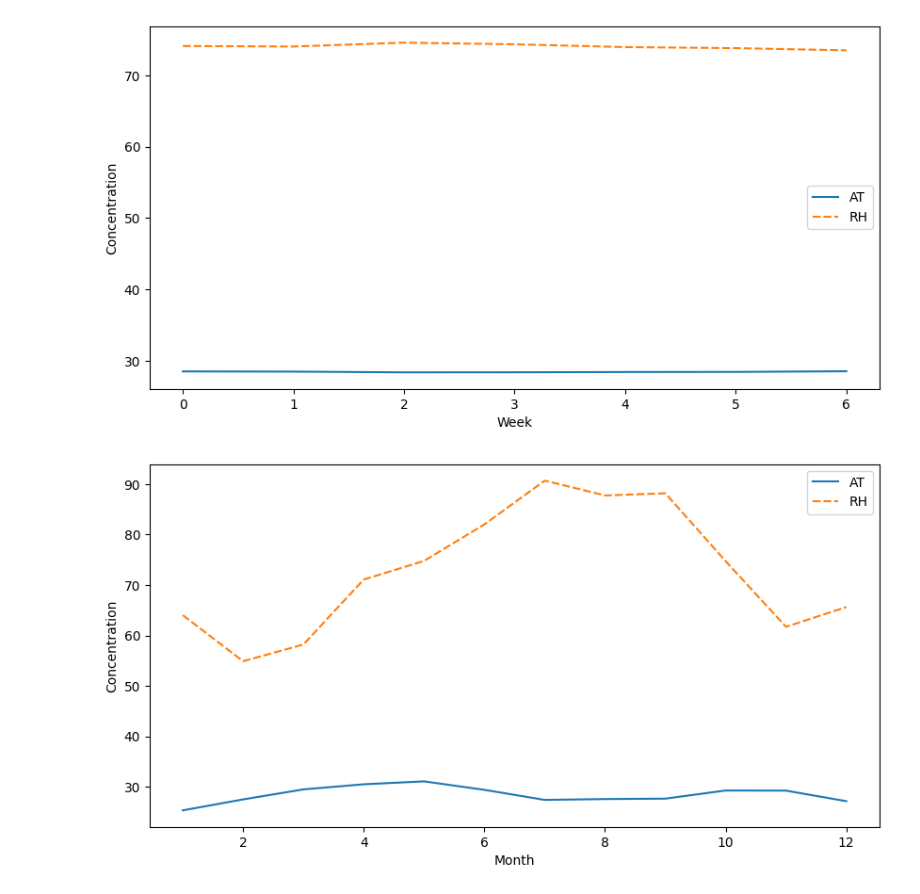
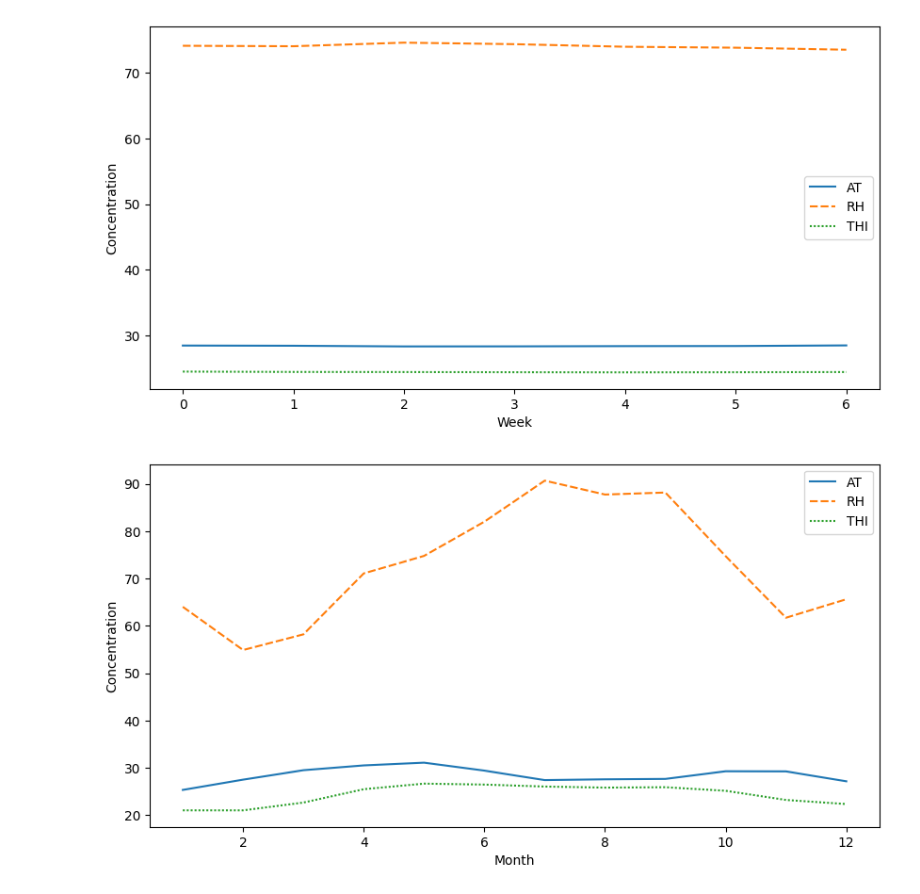
Before and after one commit to 0-shubham-0/Air_Toxicity_Prediction, a Jupyter notebook: notebooks/EDA/bi_lab copy.ipynb, the cells around one changed output. Cells and saved outputs as stored; diff of their text form; code cells hidden in the pictures.

```diff
--- a/notebooks/EDA/bi_lab copy.ipynb
+++ b/notebooks/EDA/bi_lab copy.ipynb
@@ -58,20 +58,20 @@ grouped_hour2 = kurla_data.groupby('Hour').mean()
 # %%
 # Plot the mean concentration of each pollutant by month, season, and hour
 plt.figure(figsize=(10,5))
-sns.lineplot(data=grouped_week[['AT','RH']])
+sns.lineplot(data=grouped_week[['AT','RH','THI']])
 plt.xlabel('Week')
 plt.ylabel('Concentration')
 plt.show()
 # %% [output]
-[figure, old version]
+[figure, new version]
 # %%
 # Plot the mean concentration of each pollutant by month, season, and hour
 plt.figure(figsize=(10,5))
-sns.lineplot(data=grouped_month[['AT','RH']])
+sns.lineplot(data=grouped_month[['AT','RH','THI']])
 plt.xlabel('Month')
 plt.ylabel('Concentration')
 plt.show()
 # %% [output]
-[figure, old version]
+[figure, new version]
 # %%
 plt.figure(figsize=(10,5))
```
Also changed, not shown: parts of 15 cells of this notebook, 6 other files.
